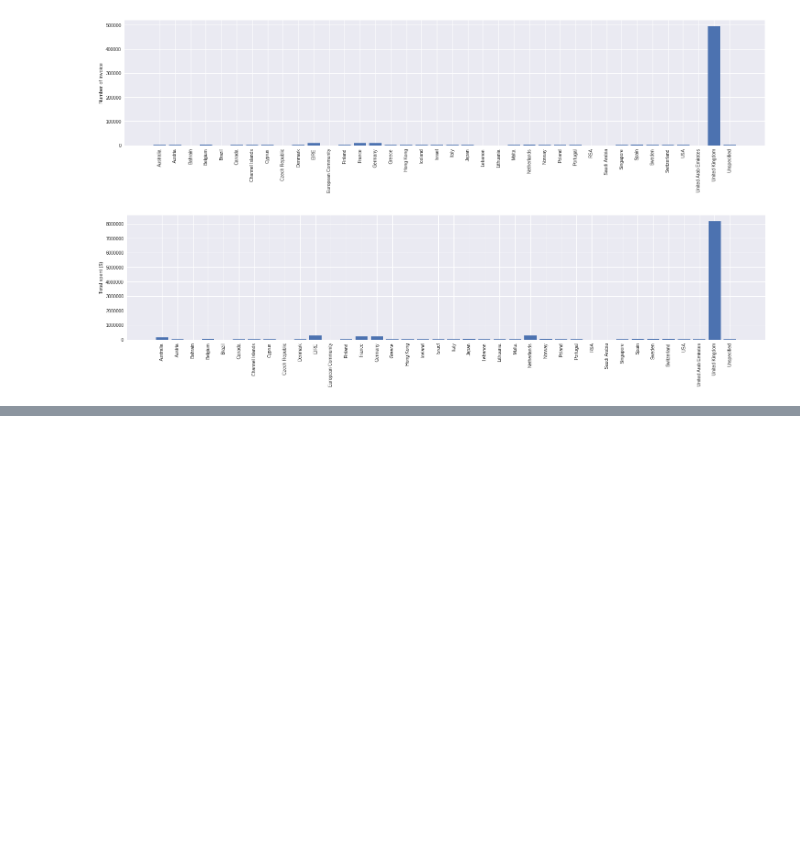
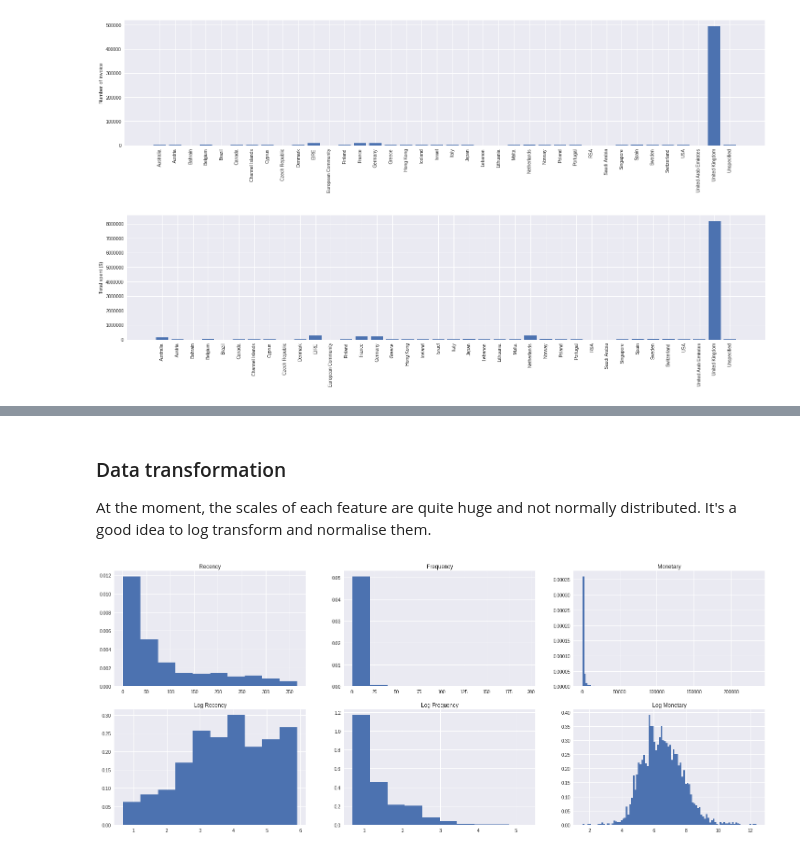
Before and after one commit to aunz/ds, a Jupyter notebook: Customer_segmentation.ipynb, the cells around one changed output, grey strips where cells are left out. Drawn from its saved outputs; the diff is of its cells as text; code cells hidden in the pictures; blank space fills up the shorter version.

```diff
--- a/Customer_segmentation.ipynb
+++ b/Customer_segmentation.ipynb
@@ -198,0 +283,25 @@ New shape (361878, 9)
+# %% [markdown]
+### Data transformation
+
+At the moment, the scales of each feature are quite huge and not normally distributed. It's a good idea to log transform and normalise them.
+# %%
+_, axs = plt.subplots(2, 3, figsize=(25, 10))
+axs[0, 0].hist(data2['Recency'], normed=True)
+axs[0, 0].set_title('Recency')
+axs[0, 1].hist(data2['Frequency'], normed=True)
+axs[0, 1].set_title('Frequency')
+axs[0, 2].hist(data2['Monetary'], 100, normed=True)
+axs[0, 2].set_title('Monetary')
+
+# create a new dataframe which is log1p of data2
+data3 = np.log1p(data2.drop('Top20', 1))
+data3['Top20'] = data2['Top20']
+
+axs[1, 0].hist(data3['Recency'], normed=True)
+axs[1, 0].set_title('Log Recency')
+axs[1, 1].hist(data3['Frequency'], normed=True)
+axs[1, 1].set_title('Log Frequency')
+axs[1, 2].hist(data3['Monetary'], 100, normed=True)
+axs[1, 2].set_title('Log Monetary');
+# %% [output]
+[figure, added]
```
Also changed, not shown: parts of 23 cells of this notebook.
